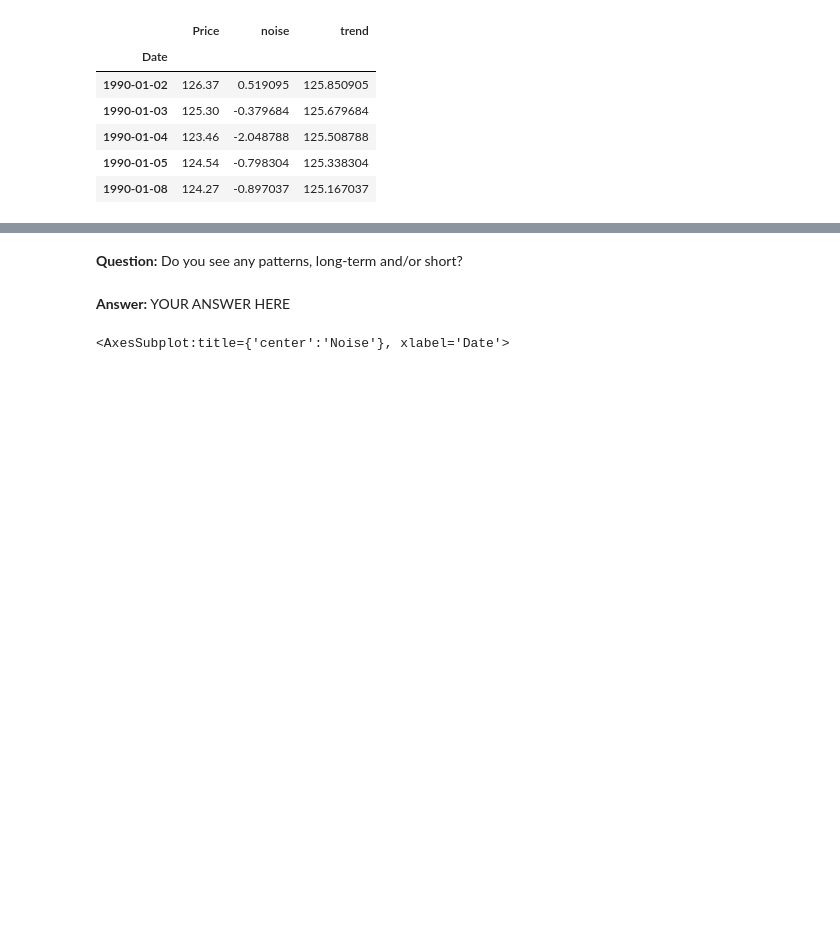
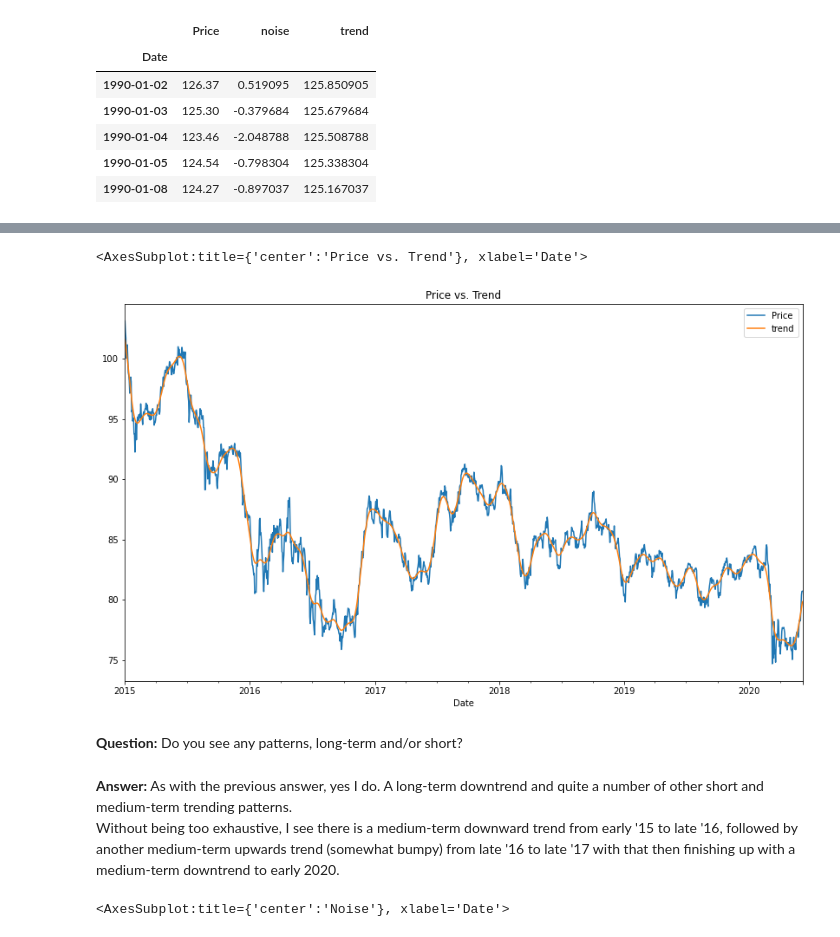
Before and after one commit to aylwarda/fintech-timeseries-and-regression, a Jupyter notebook: time_series_analysis.ipynb, the cells around one changed output, grey strips where cells are left out. Drawn from its saved outputs; the diff is of its cells as text; code cells hidden in the pictures; blank space fills up the shorter version.

```diff
--- a/time_series_analysis.ipynb
+++ b/time_series_analysis.ipynb
@@ -73,16 +73,8 @@ Some analysis:-
 # Import statsmodels
 import statsmodels.api as sm
 
-# Create the new DataFrame for adding to later
-cadjpy_trnd_nse = cad_jpy_df['Price']
+# Create the new DataFrame by stripping out O, H and L for adding to, later
+cadjpy_trnd_nse = cad_jpy_df.drop(columns={'Open','High','Low'})
 
 # Apply the Hodrick-Prescott Filter by decomposing the exchange rate price into two separate series:
 cad_jpy_noise, cad_jpy_trend = sm.tsa.filters.hpfilter(cadjpy_trnd_nse)
-
-#cadjpy_trnd_nse.head()
-#cad_jpy_trend.head()
-#cad_jpy_noise.head()
-
-cadjpy_trnd_nse['noise'] = pd.DataFrame(cad_jpy_noise)
-#cadjpy_trnd_nse['trend'] = cad_jpy_trend
-cadjpy_trnd_nse.head()
@@ -97,6 +81,9 @@ Name: Price, dtype: object
 # %%
 # Create a dataframe of just the exchange rate price, and add columns for "noise" and "trend" series from above:
-# YOUR CODE HERE!
+# Taking the DataFrame created above ...
+cadjpy_trnd_nse['noise'] = cad_jpy_noise
+cadjpy_trnd_nse['trend'] = cad_jpy_trend
+cadjpy_trnd_nse.head()
 # %% [output]
 |  | Price | noise | trend |
 | Date |  |  |  |
@@ -114,6 +95,16 @@ Name: Price, dtype: object
+# %%
+# Plot the Exchange Rate Price vs. the Trend for 2015 to the present
+# No need to create a new DataFrame with the column dropped
+# Filter time-series data easily with loc.
+cadjpy_trnd_nse.loc["2015":].drop(columns='noise').plot(title="Price vs. Trend", figsize=(14,8))
+# %% [output]
+<AxesSubplot:title={'center':'Price vs. Trend'}, xlabel='Date'>
+[figure, added]
 # %% [markdown]
 **Question:** Do you see any patterns, long-term and/or short?
-# %% [markdown]
-**Answer:** YOUR ANSWER HERE
+# %% [markdown]
+**Answer:**
+As with the previous answer, yes I do.  A long-term downtrend and quite a number of other short and medium-term trending patterns.
+Without being too exhaustive, I see there is a medium-term downward trend from early '15 to late '16, followed by another medium-term upwards trend (somewhat bumpy) from late '16 to late '17 with that then finishing up with a medium-term downtrend to early 2020.
 # %%
 # Plot the Settle Noise
```
Also changed, not shown: parts of 5 cells of this notebook, 1 other file.
